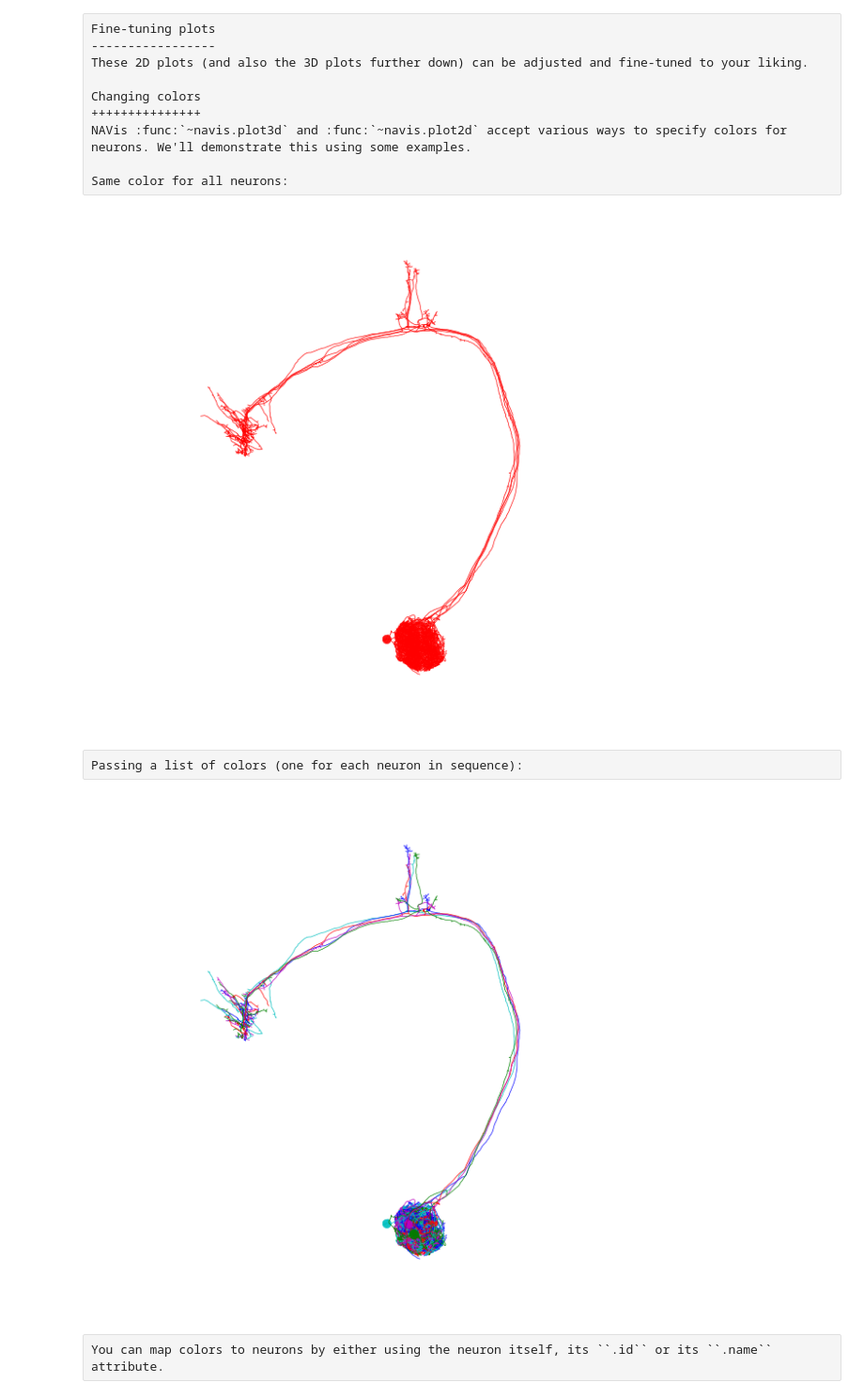
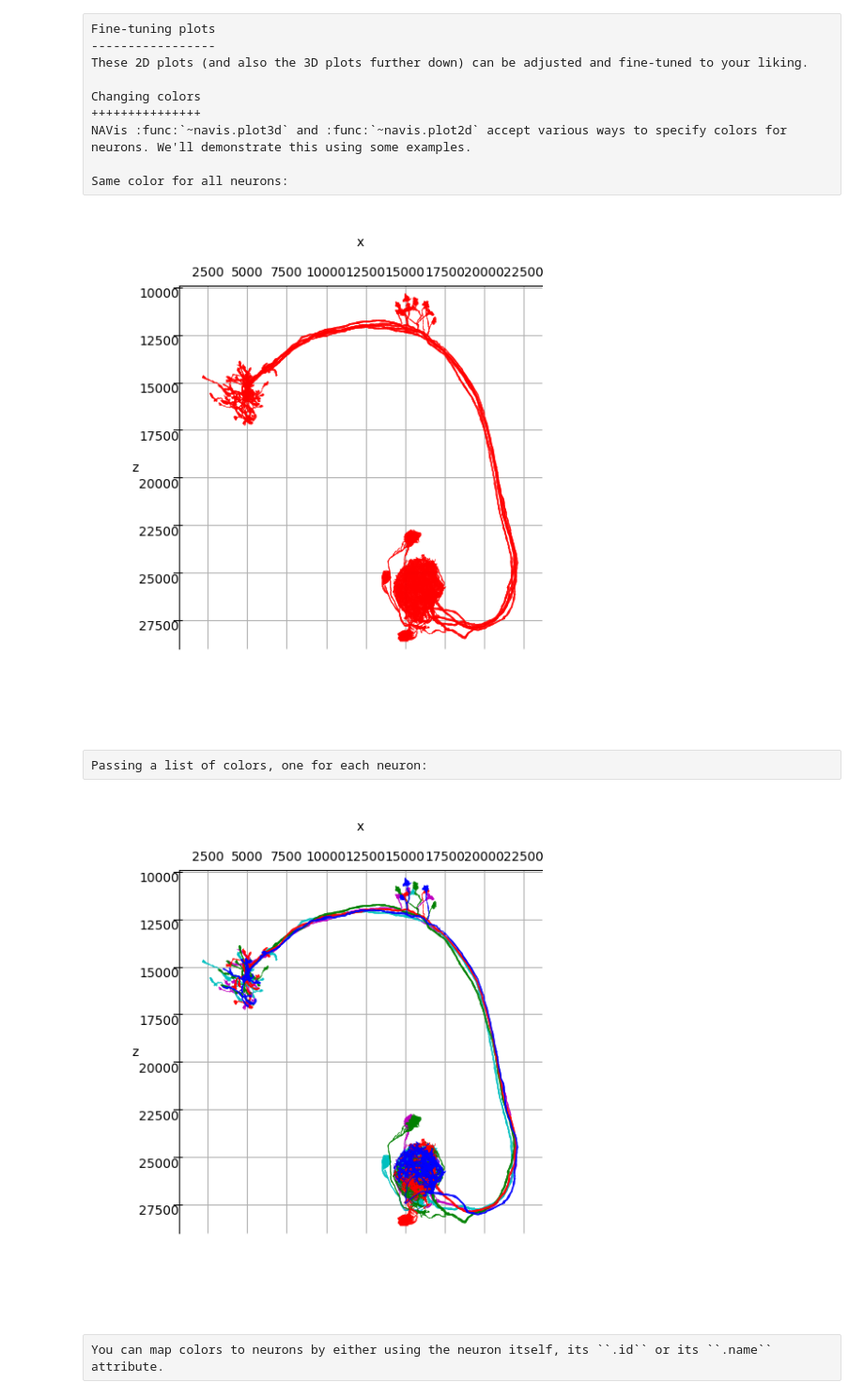
Before and after one commit to navis-org/navis, a Jupyter notebook: docs/source/tutorials/plotting.ipynb, the cells around one changed output. Shown at 94% size. Cells and saved outputs as stored; diff of their text form; code cells hidden in the pictures.

```diff
--- a/docs/source/tutorials/plotting.ipynb
+++ b/docs/source/tutorials/plotting.ipynb
@@ -136,19 +193,27 @@ NAVis :func:`~navis.plot3d` and :func:`~navis.plot2d` accept various ways to spe
 
 Same color for all neurons:
 # %%
-fig, ax = navis.plot2d(nl, color=(1, 0, 0))
-ax.axim = ax.elev = -90
+fig, ax = navis.plot2d(
+        nl,
+        view=('x', '-z'),
+        method='3d_complex',
+        color=(1, 0, 0)
+    )
 plt.show()
 # %% [output]
-[figure, old version]
+[figure, new version]
 # %% [raw]
-Passing a list of colors (one for each neuron in sequence):
+Passing a list of colors, one for each neuron:
 # %%
-fig, ax = navis.plot2d(nl, color=['r', 'g', 'b', 'm', 'c'], method='3d_complex')
-ax.axim = ax.elev = -90
+fig, ax = navis.plot2d(
+        nl,
+        view=('x', '-z'),
+        method='3d_complex',
+        color=['r', 'g', 'b', 'm', 'c']
+    )
 plt.show()
 # %% [output]
-[figure, old version]
+[figure, new version]
 # %% [raw]
 You can map colors to neurons by either using the neuron itself, its ``.id`` or its ``.name`` attribute.
 # %%
```
Also changed, not shown: parts of 57 cells of this notebook.
